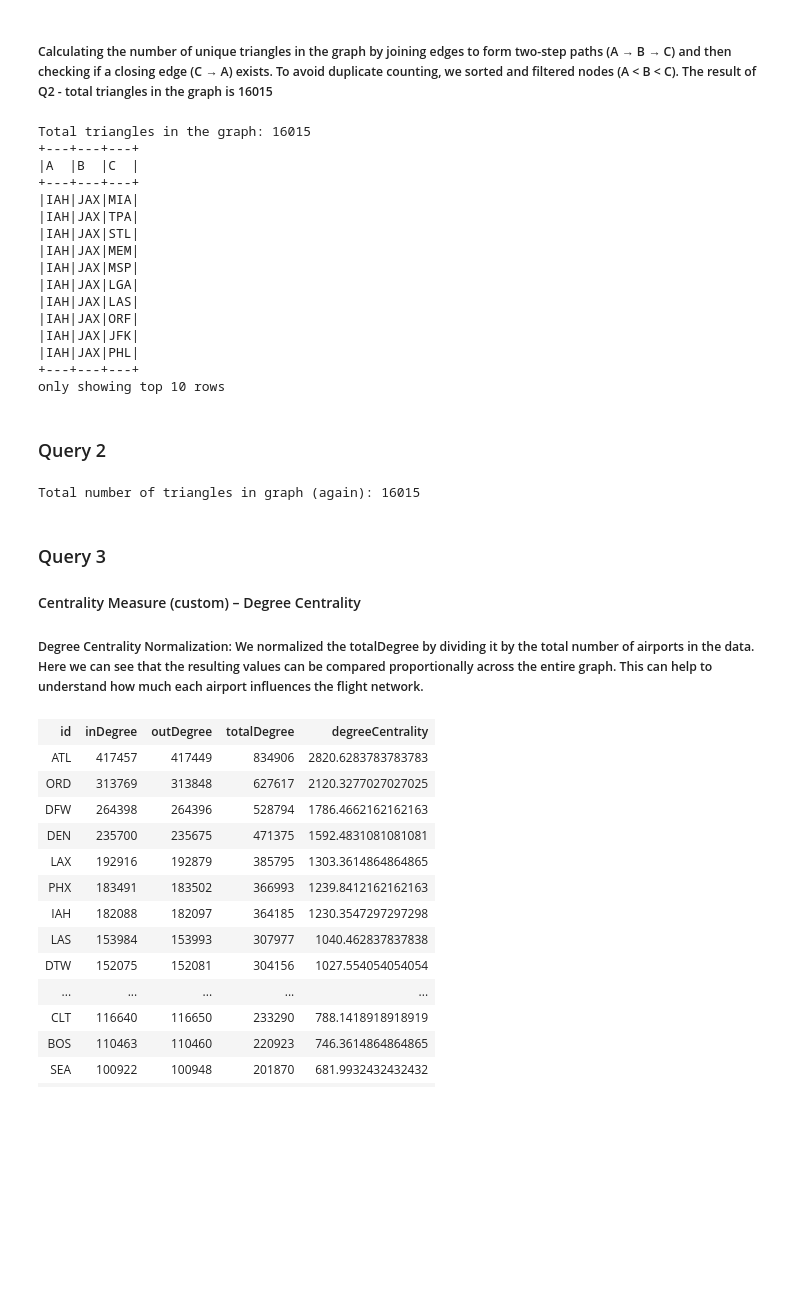
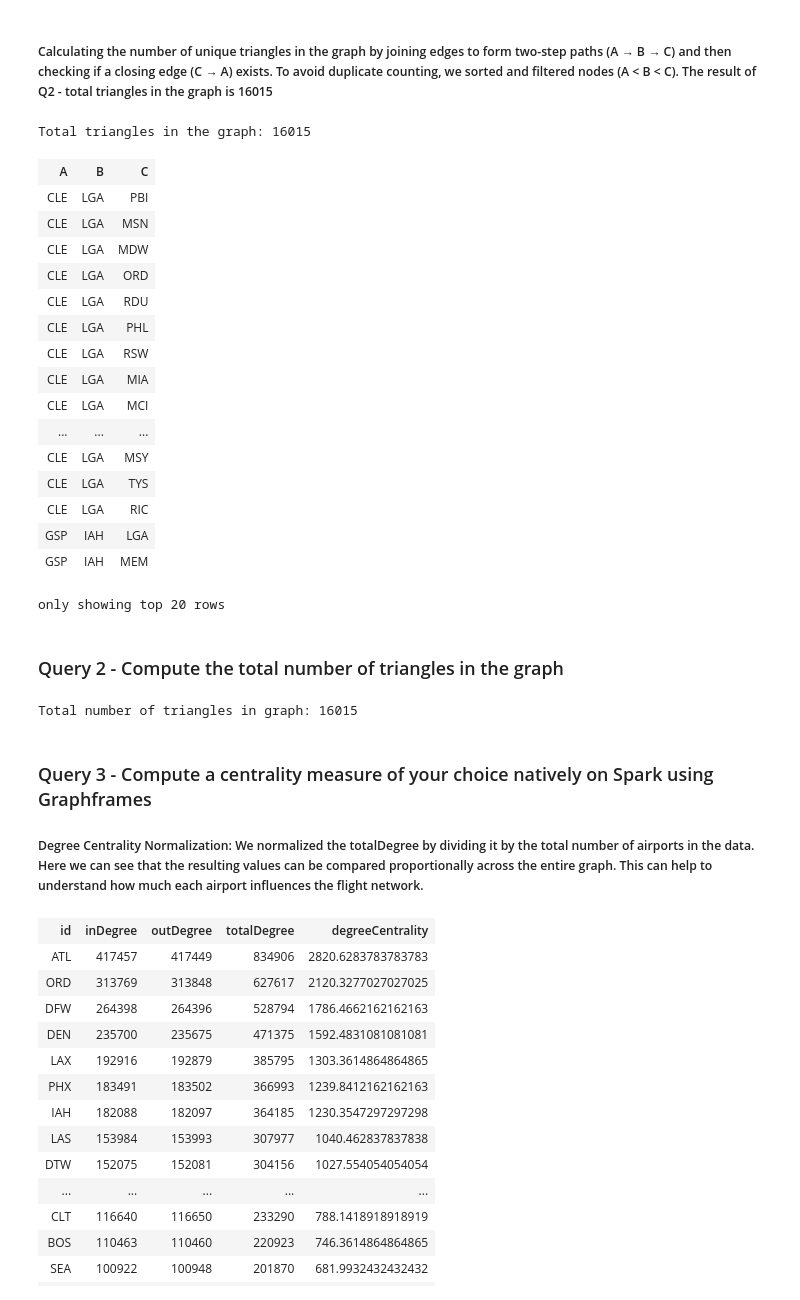
Before and after one commit to pirjo2/bdm-projects, a Jupyter notebook: Project_3/P3.ipynb, the cells around one changed output. Cells and saved outputs as stored; diff of their text form; code cells hidden in the pictures; blank space fills up the shorter version.

```diff
--- a/Project_3/P3.ipynb
+++ b/Project_3/P3.ipynb
@@ -223,63 +181,60 @@ only showing top 20 rows
 # %% [markdown]
 ##### Calculating the number of unique triangles in the graph by joining edges to form two-step paths (A → B → C) and then checking if a closing edge (C → A) exists. To avoid duplicate counting, we sorted and filtered nodes (A < B < C). The result of Q2 - total triangles in the graph is 16015
 # %%
-from pyspark.sql import functions as F
-
-# Step 1: Edges (a -> b) ensuring a < b to avoid double counting
 edges_filtered = edges_df.select(
     F.least("src", "dst").alias("src"),
     F.greatest("src", "dst").alias("dst")
 ).distinct().cache()
 
-# Step 2: Find two-edge paths: (a -> b) join (b -> c)
+#two-edges paths
 paths_two = edges_filtered.alias("e1").join(
     edges_filtered.alias("e2"),
     F.col("e1.dst") == F.col("e2.src")
 ).select(
     F.col("e1.src").alias("A"),
     F.col("e1.dst").alias("B"),
     F.col("e2.dst").alias("C")
 ).filter("A < B AND B < C")
 
-# Step 3: Close the triangles by checking (a,c) exists
+#triangles
 triangles = paths_two.join(
     edges_filtered.alias("e3"),
     (F.col("e3.src") == F.col("A")) & (F.col("e3.dst") == F.col("C"))
 ).select("A", "B", "C").distinct()
 
-# Count total triangles
+#total triangles
 triangle_count = triangles.count()
 print(f"Total triangles in the graph: {triangle_count}")
 
-# Display some triangles for verification
-triangles.show(10, truncate=False)
+display(triangles)
 # %% [output]
 Total triangles in the graph: 16015
-+---+---+---+
-|A  |B  |C  |
-+---+---+---+
-|IAH|JAX|MIA|
-|IAH|JAX|TPA|
-|IAH|JAX|STL|
-|IAH|JAX|MEM|
-|IAH|JAX|MSP|
-|IAH|JAX|LGA|
-|IAH|JAX|LAS|
-|IAH|JAX|ORF|
-|IAH|JAX|JFK|
-|IAH|JAX|PHL|
-+---+---+---+
-only showing top 10 rows
+| A | B | C |
+| CLE | LGA | PBI |
+| CLE | LGA | MSN |
+| CLE | LGA | MDW |
+| CLE | LGA | ORD |
+| CLE | LGA | RDU |
+| CLE | LGA | PHL |
+| CLE | LGA | RSW |
+| CLE | LGA | MIA |
+| CLE | LGA | MCI |
+| ... | ... | ... |
+| CLE | LGA | MSY |
+| CLE | LGA | TYS |
+| CLE | LGA | RIC |
+| GSP | IAH | LGA |
+| GSP | IAH | MEM |
+only showing top 20 rows
-# %% [markdown]
-### Query  2
+# %% [markdown]
+### Query  2 - Compute the total number of triangles in the graph
 # %%
-#Total triangles
-print(f"Total number of triangles in graph (again): {triangle_count}")
+print(f"Total number of triangles in graph: {triangle_count}")
 # %% [output]
-Total number of triangles in graph (again): 16015
+Total number of triangles in graph: 16015
 # %% [markdown]
-### Query 3
-#### Centrality Measure (custom) – Degree Centrality
+### Query 3 - Compute a centrality measure of your choice natively on Spark using Graphframes
+
 ##### Degree Centrality Normalization:  We normalized the totalDegree by dividing it by the total number of airports in the data. Here we can see that the resulting values can be compared proportionally across the entire graph. This can help to understand how much each airport influences the flight network.
 # %%
 degree_centrality = degree_df.withColumn("degreeCentrality", F.col("totalDegree") / airports_df.count())
```
Also changed, not shown: parts of 22 cells of this notebook.
